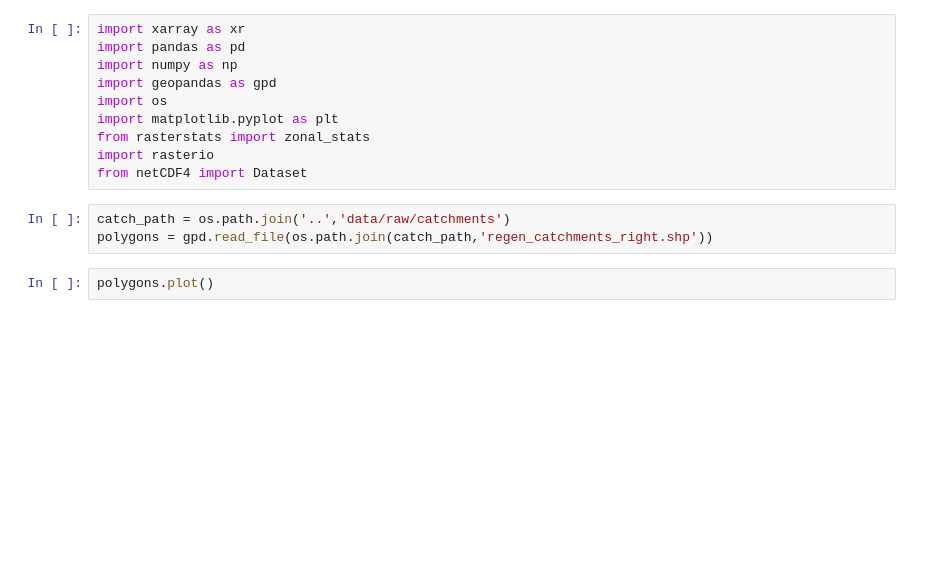
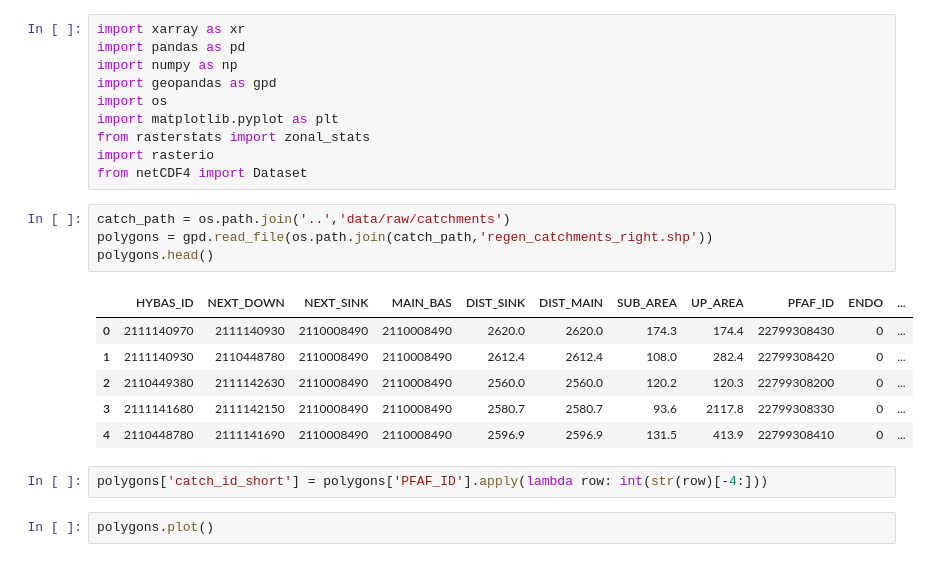
Before and after one commit to henrifnk/Seminar_ClimateNStatistics, a Jupyter notebook: work/07-hydroLSTM/notebooks/ERA5_testing.ipynb, the cells around one changed output. Saved outputs shown, nothing was run; the diff lists cells and outputs as text; blank space fills up the shorter version.

```diff
--- a/work/07-hydroLSTM/notebooks/ERA5_testing.ipynb
+++ b/work/07-hydroLSTM/notebooks/ERA5_testing.ipynb
@@ -11,6 +11,16 @@ from netCDF4 import Dataset
 # %%
 catch_path = os.path.join('..','data/raw/catchments')
 polygons = gpd.read_file(os.path.join(catch_path,'regen_catchments_right.shp'))
+polygons.head()
+# %% [output]
+|  | HYBAS_ID | NEXT_DOWN | NEXT_SINK | MAIN_BAS | DIST_SINK | DIST_MAIN | SUB_AREA | UP_AREA | PFAF_ID | ENDO | ... |
+| 0 | 2111140970 | 2111140930 | 2110008490 | 2110008490 | 2620.0 | 2620.0 | 174.3 | 174.4 | 22799308430 | 0 | ... |
+| 1 | 2111140930 | 2110448780 | 2110008490 | 2110008490 | 2612.4 | 2612.4 | 108.0 | 282.4 | 22799308420 | 0 | ... |
+| 2 | 2110449380 | 2111142630 | 2110008490 | 2110008490 | 2560.0 | 2560.0 | 120.2 | 120.3 | 22799308200 | 0 | ... |
+| 3 | 2111141680 | 2111142150 | 2110008490 | 2110008490 | 2580.7 | 2580.7 | 93.6 | 2117.8 | 22799308330 | 0 | ... |
+| 4 | 2110448780 | 2111141690 | 2110008490 | 2110008490 | 2596.9 | 2596.9 | 131.5 | 413.9 | 22799308410 | 0 | ... |
+# %%
+polygons['catch_id_short'] = polygons['PFAF_ID'].apply(lambda row: int(str(row)[-4:]))
 # %%
 polygons.plot()
 # %% [output]
```
Also changed, not shown: parts of 8 cells of this notebook.
